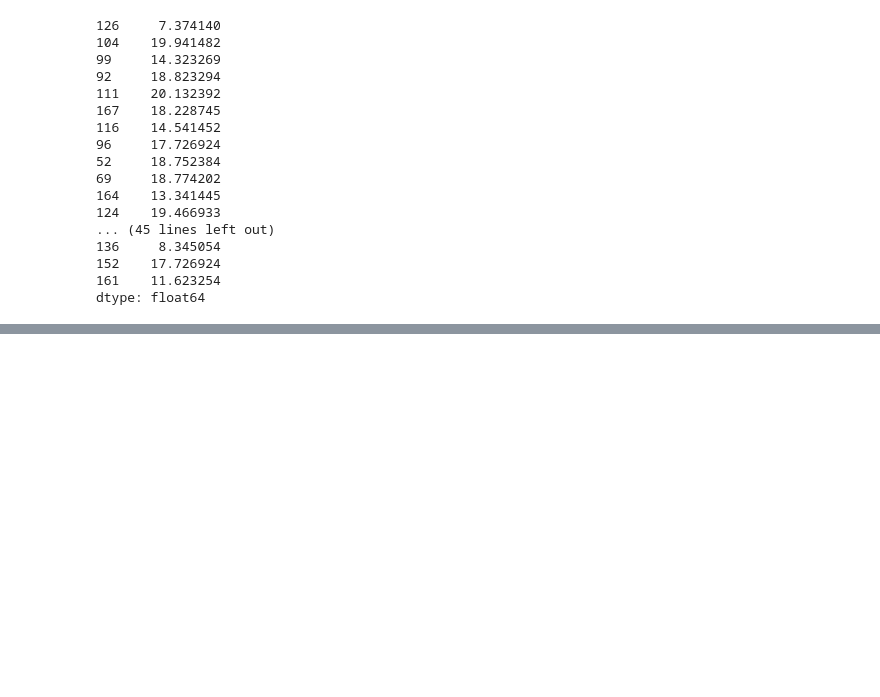
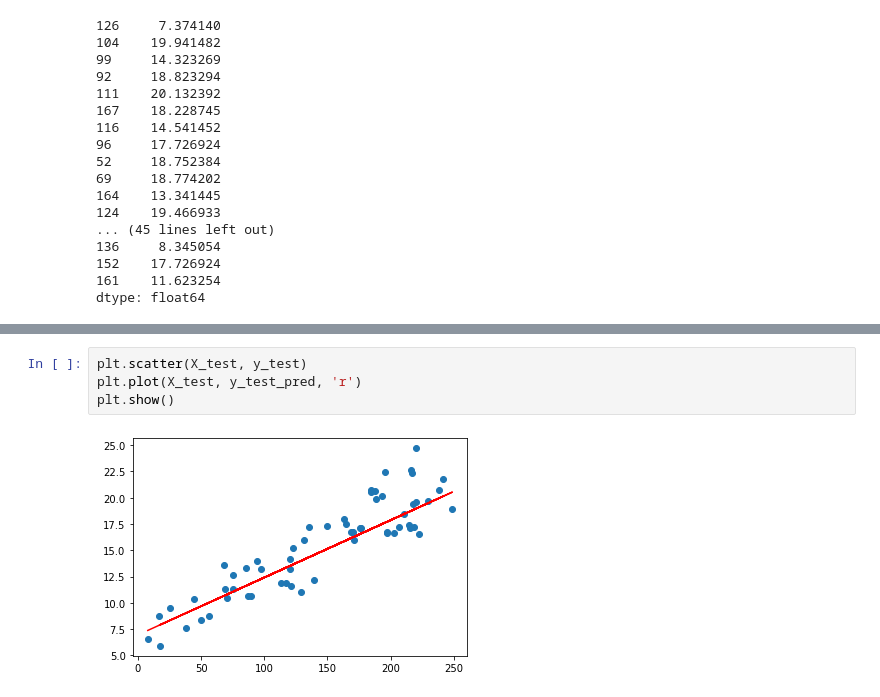
Before and after one commit to 23pinapples/technovation-linear-regression, a Jupyter notebook: example-ai.ipynb, the cells around one changed output, grey strips where cells are left out. Saved outputs shown, nothing was run; the diff lists cells and outputs as text; blank space fills up the shorter version.

```diff
--- a/example-ai.ipynb
+++ b/example-ai.ipynb
@@ -145,0 +154,6 @@ dtype: float64
+# %%
+plt.scatter(X_test, y_test)
+plt.plot(X_test, y_test_pred, 'r')
+plt.show()
+# %% [output]
+[figure, added]
```
Also changed, not shown: parts of 1 cell of this notebook.
